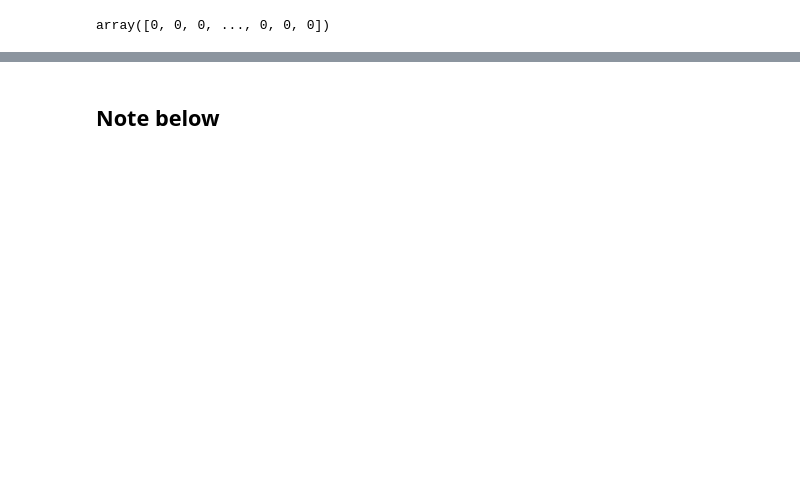
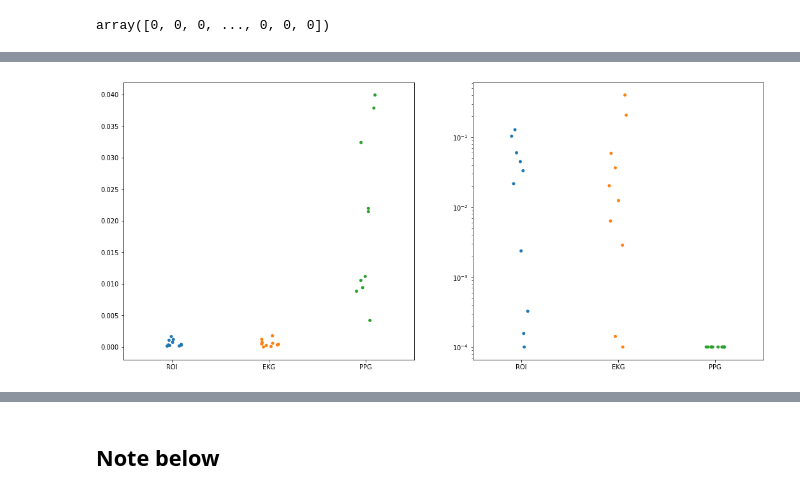
Before and after one commit to jshinm/hologram-biometric-signal-parsing, a Jupyter notebook: MindX_dataloader.ipynb, the cells around one changed output, grey strips where cells are left out. Saved outputs shown, nothing was run; the diff lists cells and outputs as text; code cells hidden in the pictures; blank space fills up the shorter version.

```diff
--- a/MindX_dataloader.ipynb
+++ b/MindX_dataloader.ipynb
@@ -275,11 +416,4 @@ else:
 dcorr = hyppo.independence.Dcorr()
 mgc   = hyppo.independence.MGC()
 kmerf = hyppo.independence.KMERF()
-# %%
-# session / stimulus / time / [ROI, EKG, PPG]
-ds_two_sample_resampled_prereg = ds_two_sample_resampled.copy()
-for i in range(2):
-    for j in range(len(ds_two_sample_resampled[0][0])):
-        for k in range(len(ds_two_sample_resampled[0][0][0][0])):
-            np.random.shuffle(ds_two_sample_resampled_prereg[0][i][j][:,k])
 # %% [markdown]
@@ -286,0 +421,3 @@ for i in range(2):
+# %%
+for i in range(10):
+    print(list(set(ds1[3]))[i], ':', ds_by_session[i][0].shape[0])
@@ -315,0 +497,17 @@ ds_by_session_bin, st_lst = binning(ds_by_session, k=BIN_NUM)
+# %%
+# concatenate X and y for plotting
+
+newX, newY = [], []
+ds_by_session_bin, st_lst = binning(ds_by_session, k=BIN_NUM)
+
+for i in tqdm(range(10)):
+
+    newX.append([])
+    newY.append([])
+
+    new_idx = np.arange(0,len(ds_by_session_bin[i]), 6) #choose every 6th
+    new_x = np.array(ds_by_session_bin[i])[new_idx]
+    new_y = np.array(st_lst[i])[new_idx]
+
+    newX[i] = new_x
+    newY[i] = new_y
@@ -315,0 +529,20 @@ ds_by_session_bin, st_lst = binning(ds_by_session, k=BIN_NUM)
+# %%
+# get rid of extremely low p-val
+results2 = np.array(results)
+
+for i, dat in enumerate(results2[:,:,1]):
+    results2[:,:,1][i][dat < 0.0001] = 0.0001
+# %%
+f = plt.figure(figsize=(6*3,4*2))
+gs = f.add_gridspec(1, 2)
+
+ax = f.add_subplot(gs[0, 0])
+sns.stripplot(data=pd.DataFrame(np.array(results2)[:,:3,0],columns=col[:3])) #first three columns
+
+ax = f.add_subplot(gs[0, 1])
+plt.yscale('log')
+sns.stripplot(data=pd.DataFrame(np.array(results2)[:,:3,1],columns=col[:3]))
+
+plt.savefig('new_bin_dcorr_plot.pdf', bbox_inches='tight')
+# %% [output]
+[figure, added]
```
Also changed, not shown: parts of 52 cells of this notebook.
